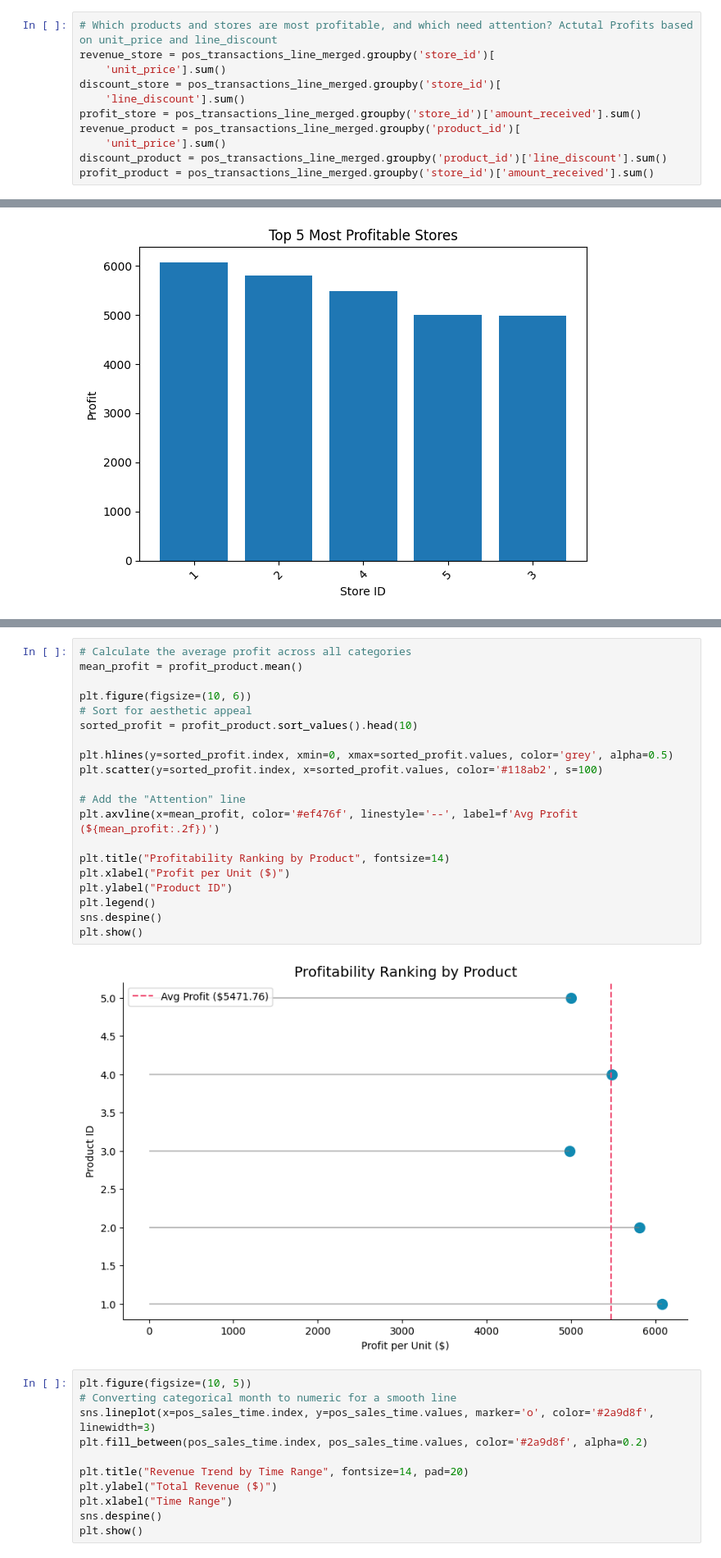
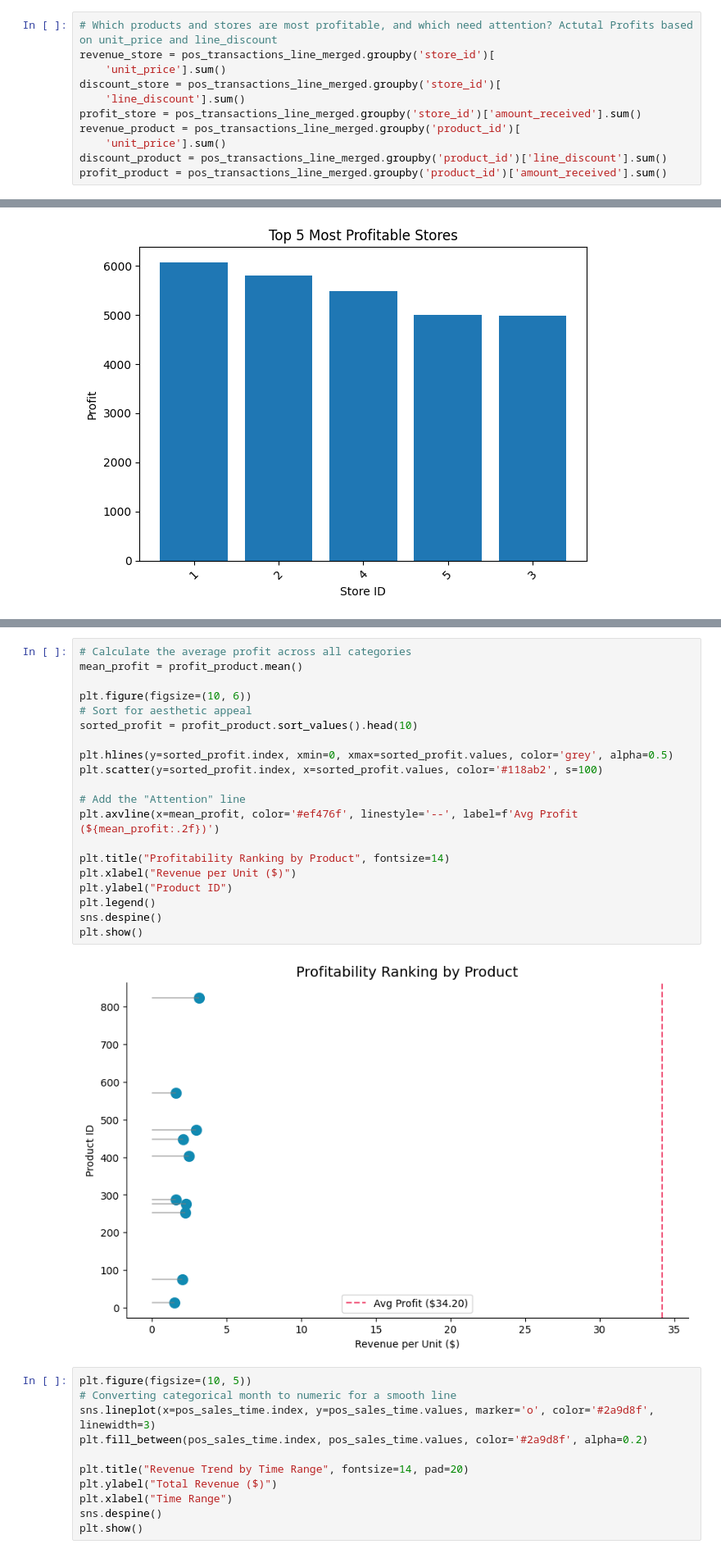
Before and after one commit to KumbiraiShonhiwa/Assignment2, a Jupyter notebook: data_wrangling/Assignment_2.ipynb, the cells around one changed output, grey strips where cells are left out. Shown at 82% size. Drawn from its saved outputs; the diff is of its cells as text.

```diff
--- a/data_wrangling/Assignment_2.ipynb
+++ b/data_wrangling/Assignment_2.ipynb
@@ -621,5 +724,5 @@ profit_store = pos_transactions_line_merged.groupby('store_id')['amount_received
 revenue_product = pos_transactions_line_merged.groupby('product_id')[
     'unit_price'].sum()
 discount_product = pos_transactions_line_merged.groupby('product_id')['line_discount'].sum()
-profit_product = pos_transactions_line_merged.groupby('store_id')['amount_received'].sum()
+profit_product = pos_transactions_line_merged.groupby('product_id')['amount_received'].sum()
 # %%
@@ -690,25 +804,25 @@ plt.show()
 # %%
 # Calculate the average profit across all categories
 mean_profit = profit_product.mean()
 
 plt.figure(figsize=(10, 6))
 # Sort for aesthetic appeal
 sorted_profit = profit_product.sort_values().head(10)
 
 plt.hlines(y=sorted_profit.index, xmin=0, xmax=sorted_profit.values, color='grey', alpha=0.5)
 plt.scatter(y=sorted_profit.index, x=sorted_profit.values, color='#118ab2', s=100)
 
 # Add the "Attention" line
 plt.axvline(x=mean_profit, color='#ef476f', linestyle='--', label=f'Avg Profit (${mean_profit:.2f})')
 
 plt.title("Profitability Ranking by Product", fontsize=14)
-plt.xlabel("Profit per Unit ($)")
+plt.xlabel("Revenue per Unit ($)")
 plt.ylabel("Product ID")
 plt.legend()
 sns.despine()
 plt.show()
 # %% [output]
-[figure, old version]
+[figure, new version]
 # %%
 plt.figure(figsize=(10, 5))
 # Converting categorical month to numeric for a smooth line
```
Also changed, not shown: parts of 16 cells of this notebook, 16 other files.
